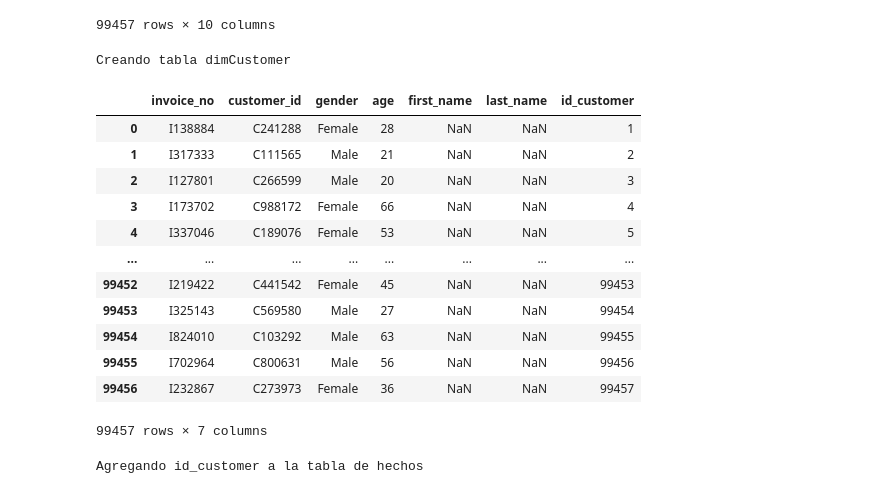
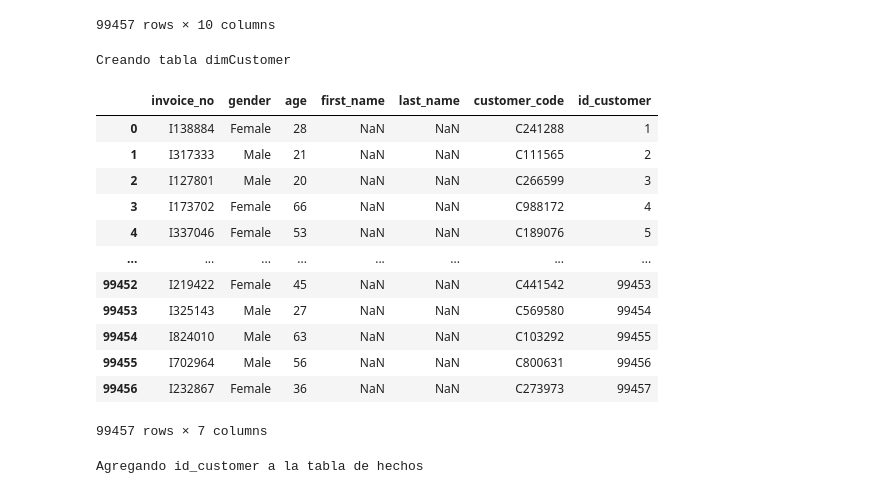
Before and after one commit to juanhcode/Customer-Shopping-Analytics, a Jupyter notebook: customerPandas.ipynb, the cells around one changed output. Cells and saved outputs as stored; diff of their text form; code cells hidden in the pictures.

```diff
--- a/customerPandas.ipynb
+++ b/customerPandas.ipynb
@@ -210,24 +226,26 @@ Agregando id_shopping_mall a la tabla de hechos
 # %%
 print('Creando tabla dimCustomer')
 customer = df[["invoice_no","customer_id", "gender", "age"]].copy()
 customer["first_name"] = np.nan
 customer["last_name"] = np.nan
+customer["customer_code"] = customer["customer_id"]
 customer["id_customer"] = customer.index + 1
+customer.drop(columns=['customer_id'], inplace=True)
 customer
 # %% [output]
 Creando tabla dimCustomer
-|  | invoice_no | customer_id | gender | age | first_name | last_name | id_customer |
-| 0 | I138884 | C241288 | Female | 28 | NaN | NaN | 1 |
-| 1 | I317333 | C111565 | Male | 21 | NaN | NaN | 2 |
-| 2 | I127801 | C266599 | Male | 20 | NaN | NaN | 3 |
-| 3 | I173702 | C988172 | Female | 66 | NaN | NaN | 4 |
-| 4 | I337046 | C189076 | Female | 53 | NaN | NaN | 5 |
+|  | invoice_no | gender | age | first_name | last_name | customer_code | id_customer |
+| 0 | I138884 | Female | 28 | NaN | NaN | C241288 | 1 |
+| 1 | I317333 | Male | 21 | NaN | NaN | C111565 | 2 |
+| 2 | I127801 | Male | 20 | NaN | NaN | C266599 | 3 |
+| 3 | I173702 | Female | 66 | NaN | NaN | C988172 | 4 |
+| 4 | I337046 | Female | 53 | NaN | NaN | C189076 | 5 |
 | ... | ... | ... | ... | ... | ... | ... | ... |
-| 99452 | I219422 | C441542 | Female | 45 | NaN | NaN | 99453 |
-| 99453 | I325143 | C569580 | Male | 27 | NaN | NaN | 99454 |
-| 99454 | I824010 | C103292 | Male | 63 | NaN | NaN | 99455 |
-| 99455 | I702964 | C800631 | Male | 56 | NaN | NaN | 99456 |
-| 99456 | I232867 | C273973 | Female | 36 | NaN | NaN | 99457 |
+| 99452 | I219422 | Female | 45 | NaN | NaN | C441542 | 99453 |
+| 99453 | I325143 | Male | 27 | NaN | NaN | C569580 | 99454 |
+| 99454 | I824010 | Male | 63 | NaN | NaN | C103292 | 99455 |
+| 99455 | I702964 | Male | 56 | NaN | NaN | C800631 | 99456 |
+| 99456 | I232867 | Female | 36 | NaN | NaN | C273973 | 99457 |
 99457 rows × 7 columns
 # %%
 print('Agregando id_customer a la tabla de hechos')
```
Also changed, not shown: parts of 4 cells of this notebook.
